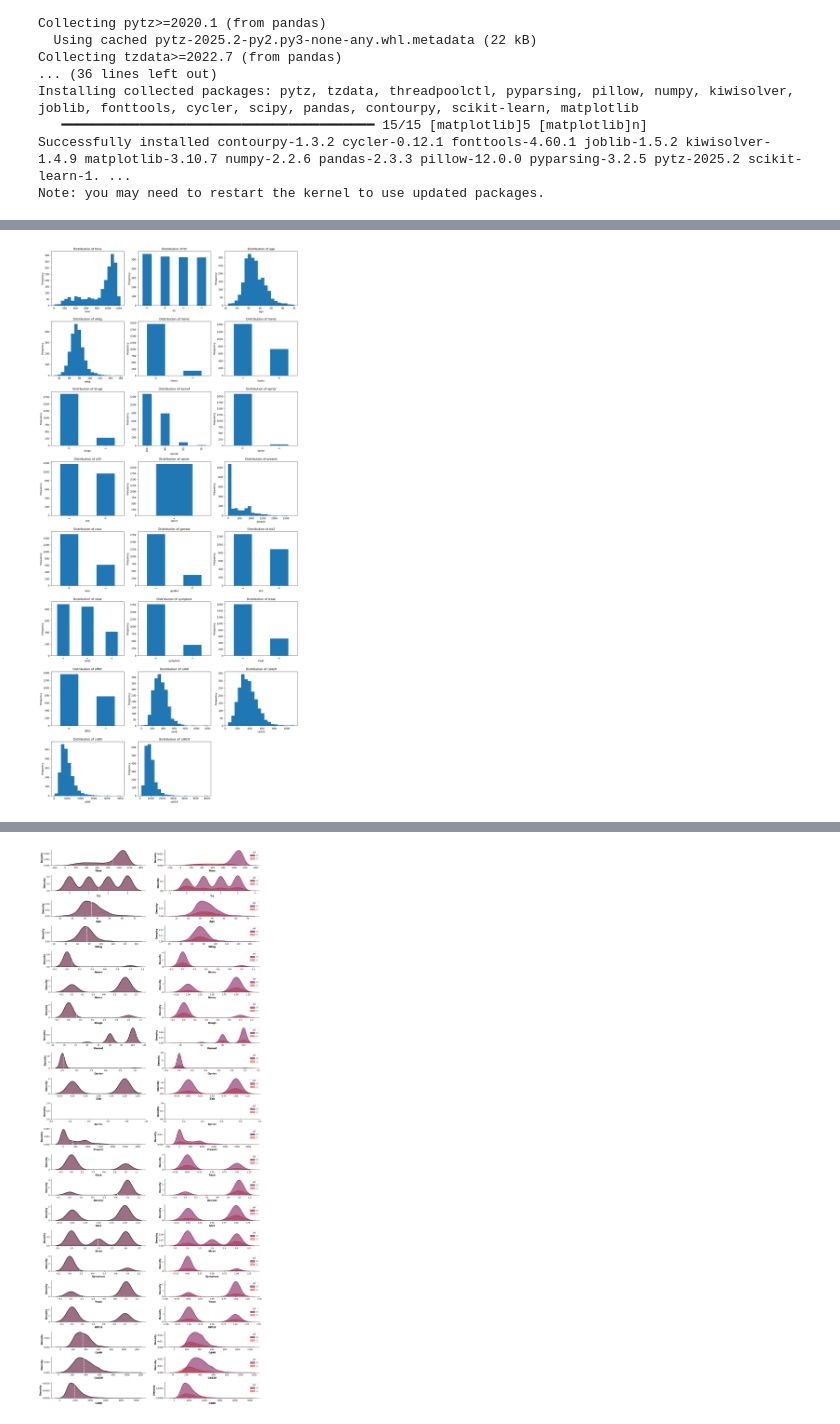
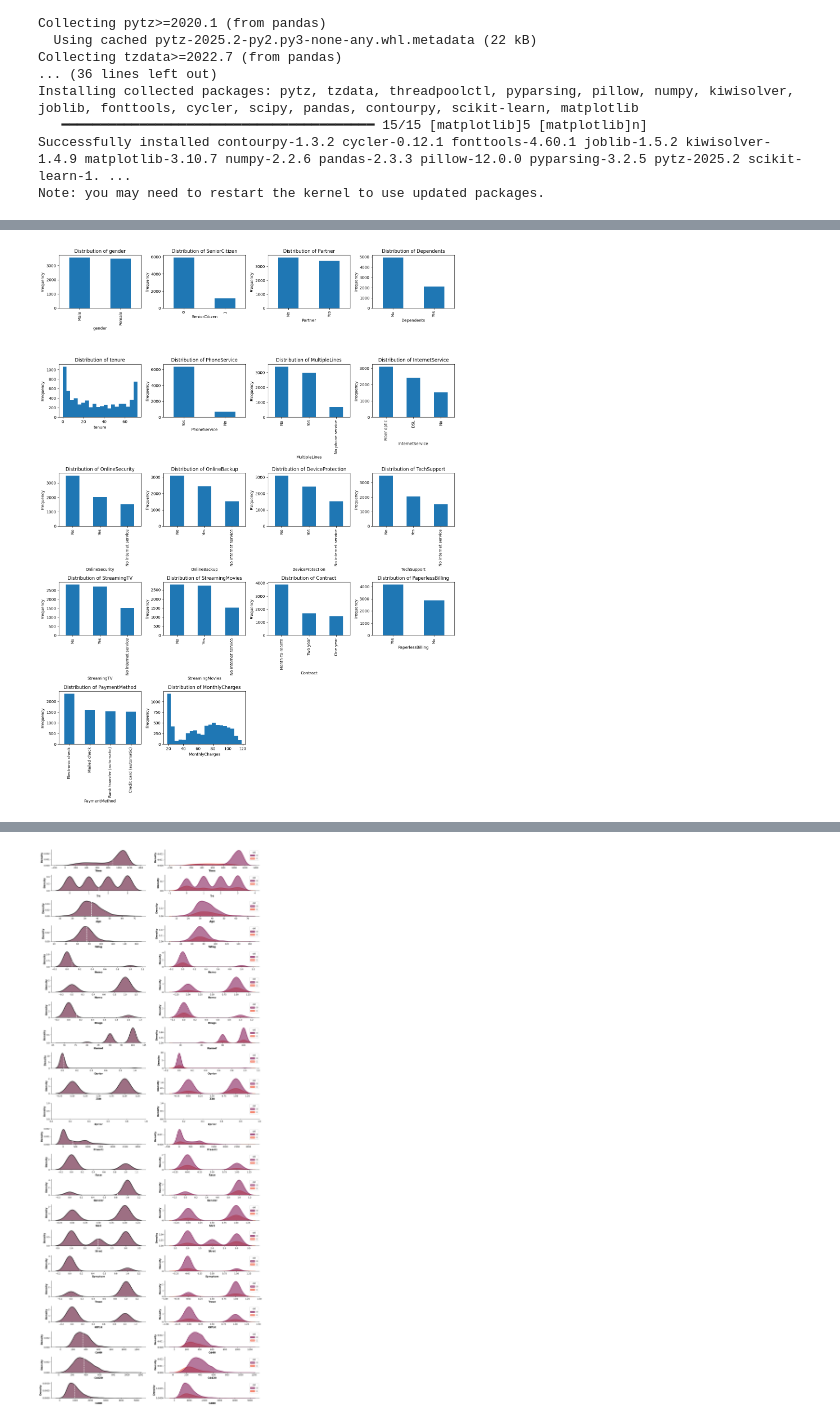
Before and after one commit to RomanGorelsky/lazy_fca_osda, a Jupyter notebook: lazy_fca_ips.ipynb, the cells around one changed output, grey strips where cells are left out. Drawn from its saved outputs; the diff is of its cells as text; code cells hidden in the pictures.

Commit message:
PDF plots adjusted

```diff
--- a/lazy_fca_ips.ipynb
+++ b/lazy_fca_ips.ipynb
@@ -25,7 +26,7 @@ import matplotlib.pyplot as plt
 # %%
 data = pd.read_csv('telco-churn.csv')
 
-X = data.drop(columns=['Churn'])
+X = data.drop(columns=['customerID', 'Churn'])
 y = data['Churn']
 
 print(X.info())
@@ -77,36 +59,36 @@ X.head()
 y = y.squeeze()
 # %%
 num_columns = len(X.columns)
-cols = 3  # Number of columns in the grid (adjust as needed)
+cols = 4  # Number of columns in the grid (adjust as needed)
 rows = math.ceil(num_columns / cols)
 
 # Create a grid of subplots
 fig, axes = plt.subplots(rows, cols, figsize=(15, rows * 4))  # Adjust figure size as needed
 axes = axes.flatten()  # Flatten to easily iterate over axes
 
-for i, column in enumerate(X.columns):
+for i, column in enumerate(X.drop(columns='TotalCharges').columns):
     ax = axes[i]
     if X[column].dtype == 'object' or len(X[column].unique()) < 20:
         # For categorical or discrete features, use a bar plot
         X[column].value_counts().plot(kind='bar', ax=ax)
         ax.set_title(f'Distribution of {column}')
         ax.set_xlabel(column)
         ax.set_ylabel('Frequency')
     else:
         # For continuous features, use a histogram
         X[column].plot(kind='hist', bins=20, ax=ax)
         ax.set_title(f'Distribution of {column}')
         ax.set_xlabel(column)
         ax.set_ylabel('Frequency')
 
 # Remove empty subplots if any
 for j in range(i + 1, len(axes)):
     fig.delaxes(axes[j])
 
 plt.tight_layout()  # Adjust layout for readability
 plt.show()
 # %% [output]
-[figure, old version]
+[figure, new version]
 # %%
 y.value_counts()
 # %% [output]
```
Also changed, not shown: parts of 8 cells of this notebook.
